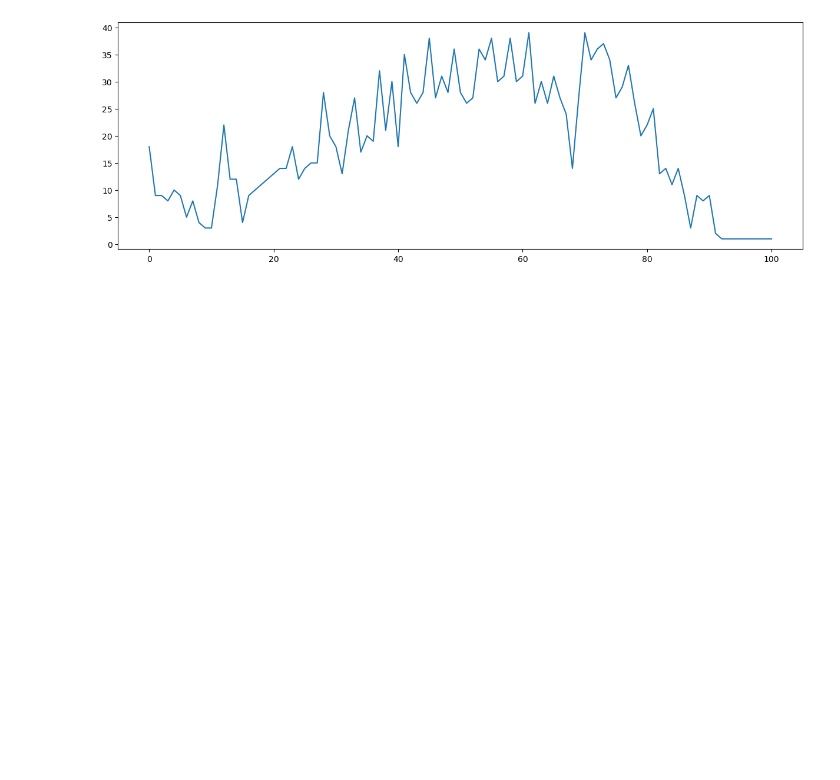
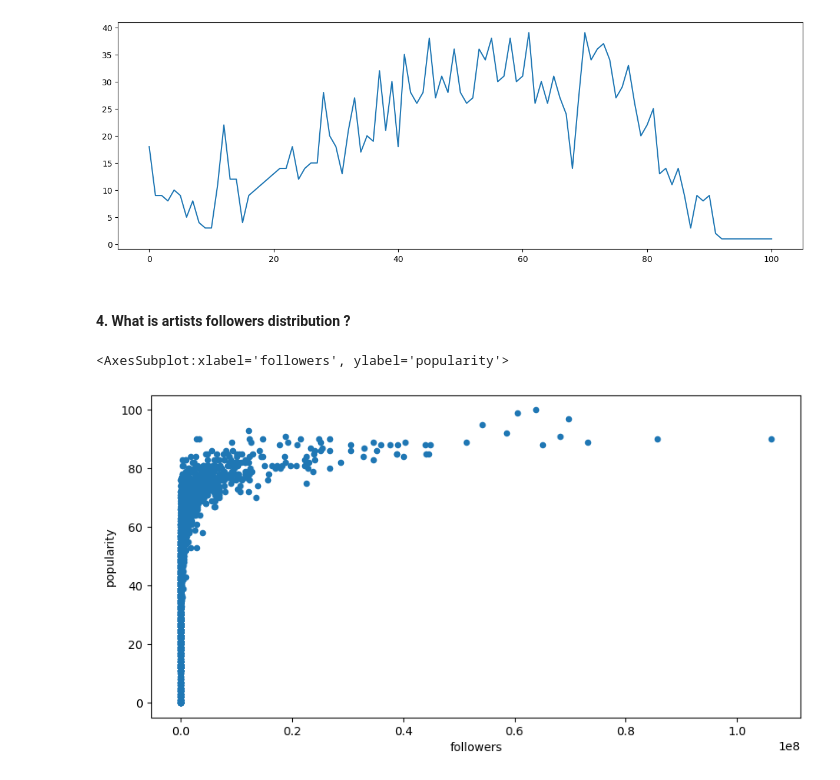
Before and after one commit to quytrungg/Final_Project_CSC14119, a Jupyter notebook: artists_data_exploration.ipynb, the cells around one changed output. Drawn from its saved outputs; the diff is of its cells as text; code cells hidden in the pictures; blank space fills up the shorter version.

Commit message:
new visualize

```diff
--- a/artists_data_exploration.ipynb
+++ b/artists_data_exploration.ipynb
@@ -215,3 +215,10 @@ unique_data['popularity'].value_counts().sort_index().plot.line(figsize=(15,5))
 # %% [output]
 <AxesSubplot:>
 [figure]
+# %% [markdown]
+#### 4. What is artists followers distribution ?
+# %%
+unique_data.plot.scatter(x = 'followers', y = 'popularity', figsize=(10,5))
+# %% [output]
+<AxesSubplot:xlabel='followers', ylabel='popularity'>
+[figure, added]
```
Also changed, not shown: 1 other file.
